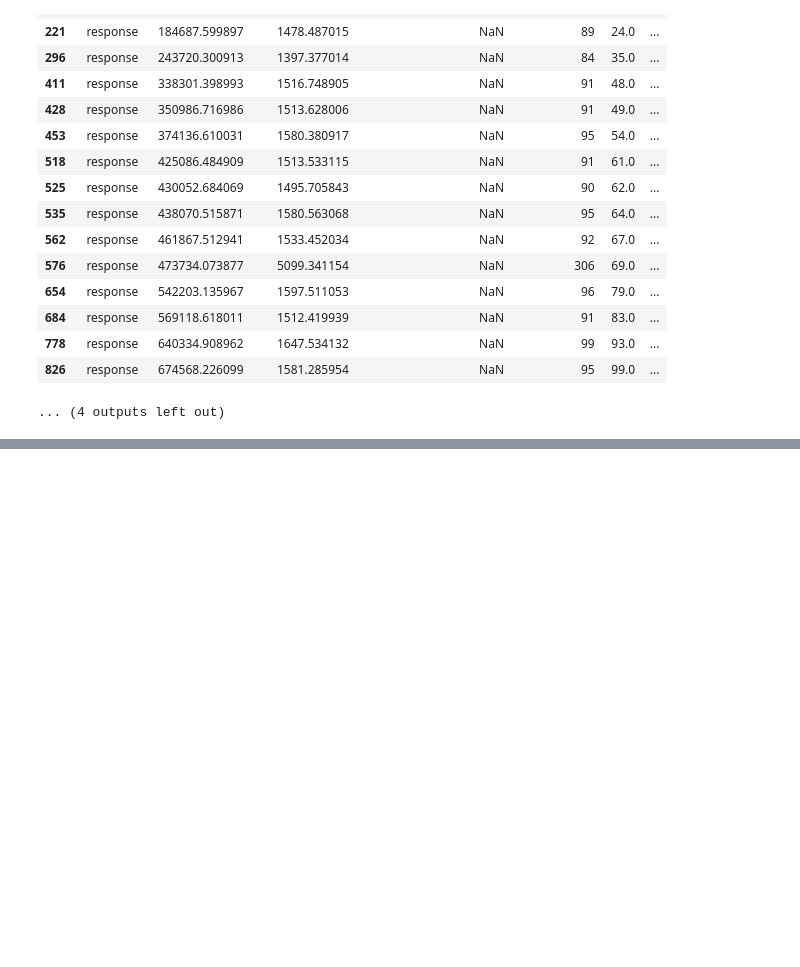
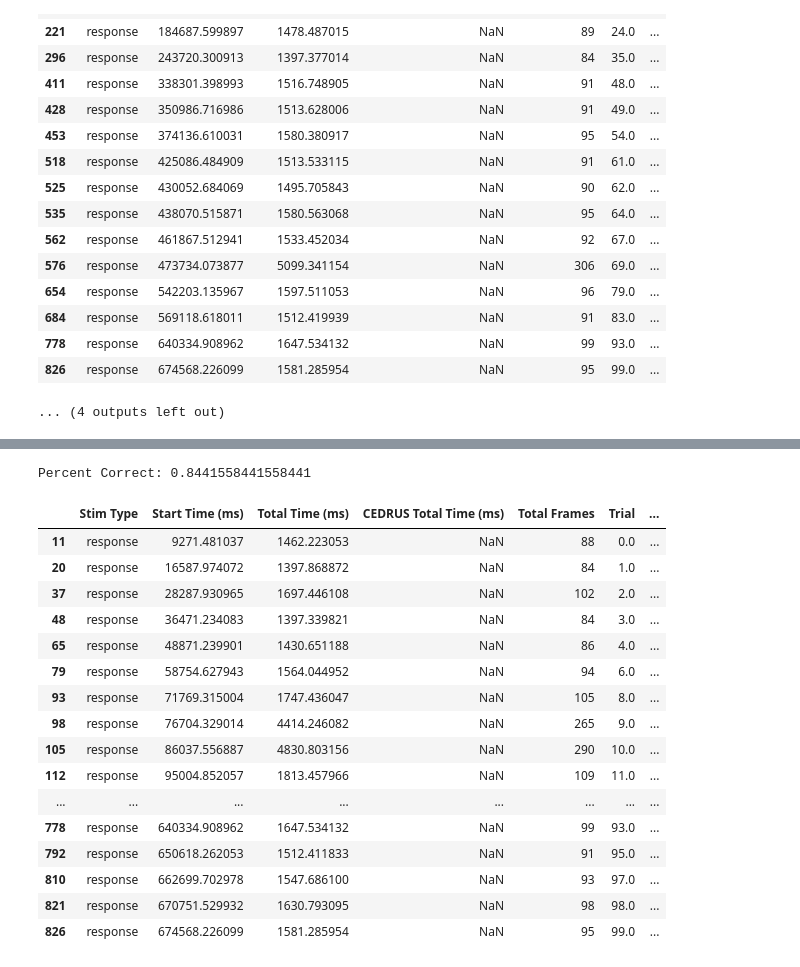
Before and after one commit to isaacmenchaca/HNLpsychopy, a Jupyter notebook: accuracyTestForTask.ipynb, the cells around one changed output, grey strips where cells are left out. Drawn from its saved outputs; the diff is of its cells as text; code cells hidden in the pictures; blank space fills up the shorter version.

Commit message:
observing probabilities still for 2/3 correct and without quantal error

```diff
--- a/accuracyTestForTask.ipynb
+++ b/accuracyTestForTask.ipynb
@@ -310,0 +271,23 @@ likelihood
+# %%
+responsesDf = trialsDf[(trialsDf['Stim Type'] == 'response') & (trialsDf['Probability of 0'] >= .35) & (trialsDf['Probability of 0'] <= .65)]
+print("Percent Correct:", responsesDf['Correct'].sum() / len(responsesDf['Correct']))
+display(responsesDf)
+# %% [output]
+Percent Correct: 0.8441558441558441
+|  | Stim Type | Start Time (ms) | Total Time (ms) | CEDRUS Total Time (ms) | Total Frames | Trial | ... |
+| 11 | response | 9271.481037 | 1462.223053 | NaN | 88 | 0.0 | ... |
+| 20 | response | 16587.974072 | 1397.868872 | NaN | 84 | 1.0 | ... |
+| 37 | response | 28287.930965 | 1697.446108 | NaN | 102 | 2.0 | ... |
+| 48 | response | 36471.234083 | 1397.339821 | NaN | 84 | 3.0 | ... |
+| 65 | response | 48871.239901 | 1430.651188 | NaN | 86 | 4.0 | ... |
+| 79 | response | 58754.627943 | 1564.044952 | NaN | 94 | 6.0 | ... |
+| 93 | response | 71769.315004 | 1747.436047 | NaN | 105 | 8.0 | ... |
+| 98 | response | 76704.329014 | 4414.246082 | NaN | 265 | 9.0 | ... |
+| 105 | response | 86037.556887 | 4830.803156 | NaN | 290 | 10.0 | ... |
+| 112 | response | 95004.852057 | 1813.457966 | NaN | 109 | 11.0 | ... |
+| ... | ... | ... | ... | ... | ... | ... | ... |
+| 778 | response | 640334.908962 | 1647.534132 | NaN | 99 | 93.0 | ... |
+| 792 | response | 650618.262053 | 1512.411833 | NaN | 91 | 95.0 | ... |
+| 810 | response | 662699.702978 | 1547.686100 | NaN | 93 | 97.0 | ... |
+| 821 | response | 670751.529932 | 1630.793095 | NaN | 98 | 98.0 | ... |
+| 826 | response | 674568.226099 | 1581.285954 | NaN | 95 | 99.0 | ... |
```
Also changed, not shown: parts of 12 cells of this notebook.
